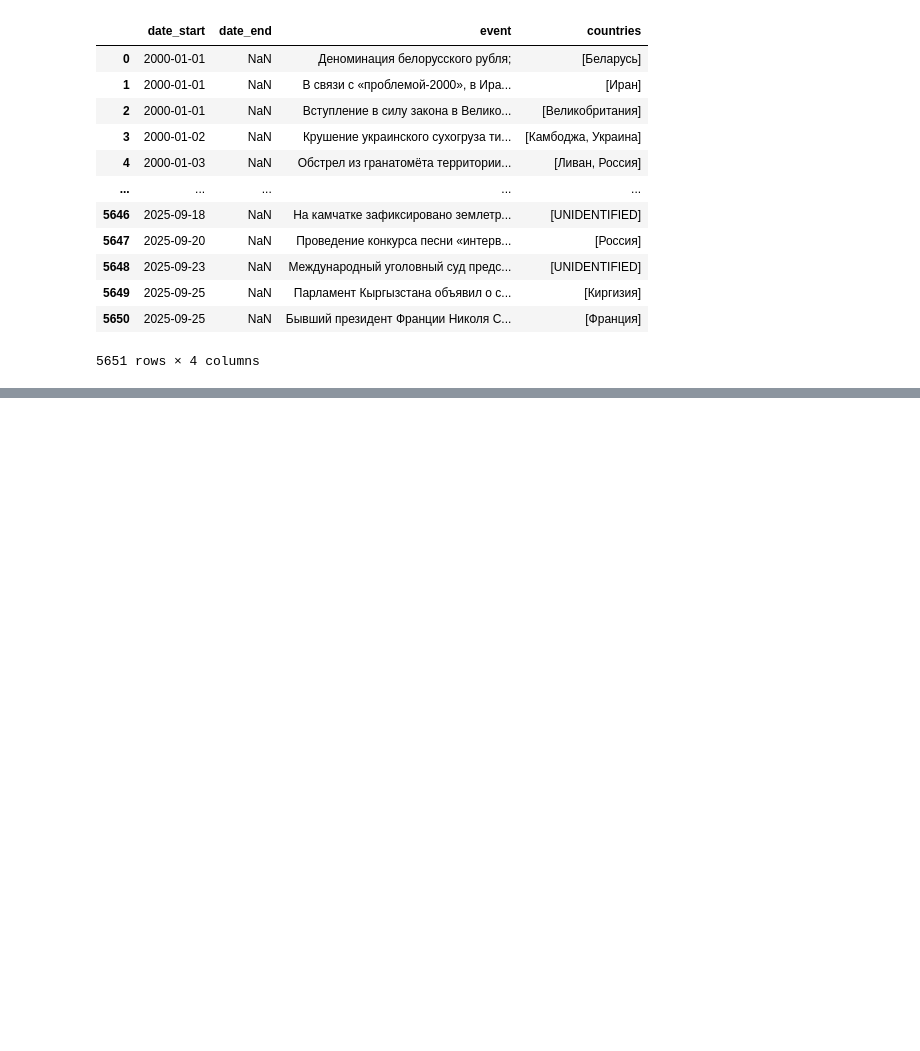
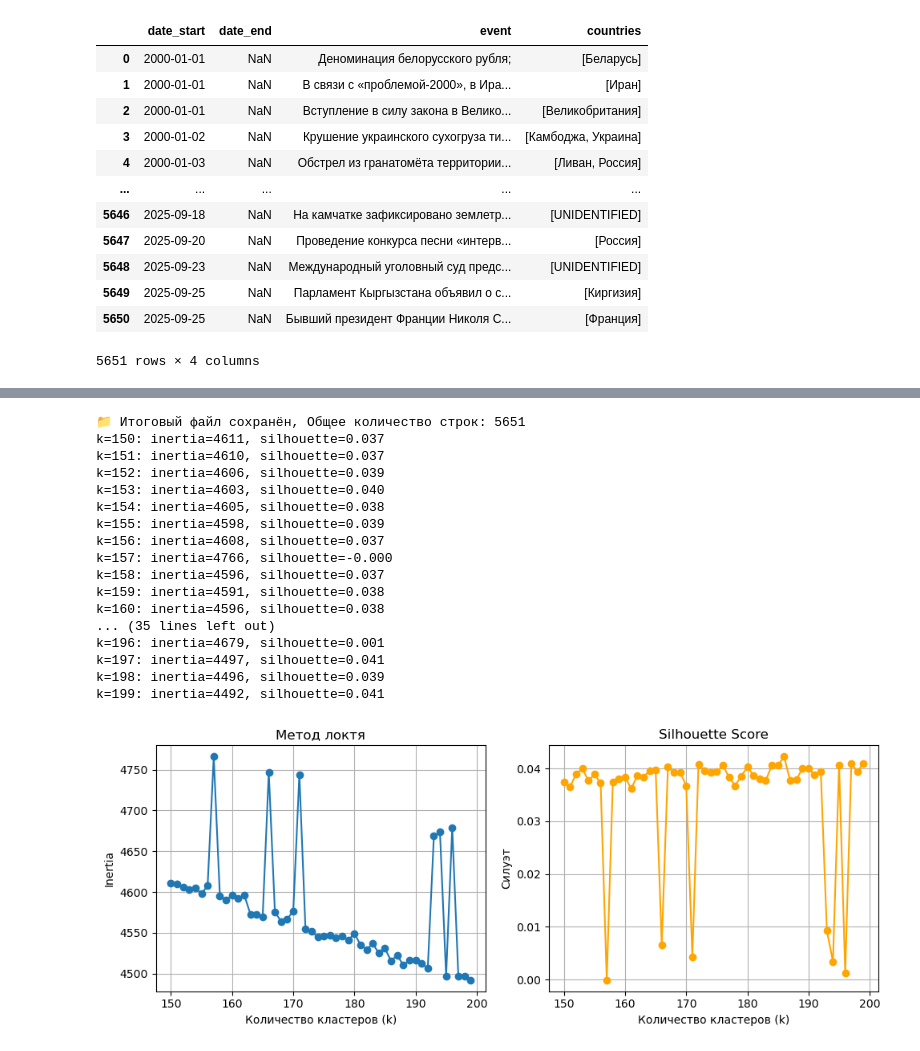
Before and after one commit to ruslooob/data-core, a Jupyter notebook: events_data_core.ipynb, the cells around one changed output, grey strips where cells are left out. Saved outputs shown, nothing was run; the diff lists cells and outputs as text; code cells hidden in the pictures; blank space fills up the shorter version.

```diff
--- a/events_data_core.ipynb
+++ b/events_data_core.ipynb
@@ -560,3 +562,60 @@ df
 | 5649 | 2025-09-25 | NaN | Парламент Кыргызстана объявил о с... | [Киргизия] |
 | 5650 | 2025-09-25 | NaN | Бывший президент Франции Николя С... | [Франция] |
 5651 rows × 4 columns
+# %%
+from sklearn.cluster import KMeans
+from sklearn.feature_extraction.text import TfidfVectorizer
+from sklearn.metrics import silhouette_score
+import matplotlib.pyplot as plt
+import nltk
+from nltk.corpus import stopwords
+
+nltk.download('stopwords')
+russian_stopwords = stopwords.words("russian")
+
+df = combine_csv_files('./events/2_struct')
+
+# 1️⃣ Очистим текст
+df["clean_event"] = df["event"].str.lower()
+
+# 2️⃣ TF-IDF
+vectorizer = TfidfVectorizer(
+    max_features=5000,
+    stop_words=russian_stopwords
+)
+X = vectorizer.fit_transform(df["clean_event"])
+
+# 3️⃣ Найдём оптимальное количество кластеров
+inertias = []
+silhouette_scores = []
+K = range(150, 200)  # можно увеличить диапазон
+
+for k in K:
+    model = KMeans(n_clusters=k, random_state=42, n_init=10)
+    labels = model.fit_predict(X)
+    inertias.append(model.inertia_)
+    score = silhouette_score(X, labels)
+    silhouette_scores.append(score)
+    print(f"k={k}: inertia={model.inertia_:.0f}, silhouette={score:.3f}")
+
+# 4️⃣ Визуализация
+plt.figure(figsize=(10, 4))
+plt.subplot(1, 2, 1)
+plt.plot(K, inertias, 'o-')
+plt.title("Метод локтя")
+plt.xlabel("Количество кластеров (k)")
+plt.ylabel("Inertia")
+plt.grid(True)
+
+plt.subplot(1, 2, 2)
+plt.plot(K, silhouette_scores, 'o-', color='orange')
+plt.title("Silhouette Score")
+plt.xlabel("Количество кластеров (k)")
+plt.ylabel("Силуэт")
+plt.grid(True)
+
+plt.tight_layout()
+plt.show()
+# k=147: inertia=4621, silhouette=0.038
+# k=186: inertia=4515, silhouette=0.042
+# %% [output]
@@ -562,0 +625,18 @@ df
+📁 Итоговый файл сохранён, Общее количество строк: 5651
+k=150: inertia=4611, silhouette=0.037
+k=151: inertia=4610, silhouette=0.037
+k=152: inertia=4606, silhouette=0.039
+k=153: inertia=4603, silhouette=0.040
+k=154: inertia=4605, silhouette=0.038
+k=155: inertia=4598, silhouette=0.039
+k=156: inertia=4608, silhouette=0.037
+k=157: inertia=4766, silhouette=-0.000
+k=158: inertia=4596, silhouette=0.037
+k=159: inertia=4591, silhouette=0.038
+k=160: inertia=4596, silhouette=0.038
+... (35 lines left out)
+k=196: inertia=4679, silhouette=0.001
+k=197: inertia=4497, silhouette=0.041
+k=198: inertia=4496, silhouette=0.039
+k=199: inertia=4492, silhouette=0.041
+[figure, added]
```
Also changed, not shown: parts of 9 cells of this notebook, 5 other files.
